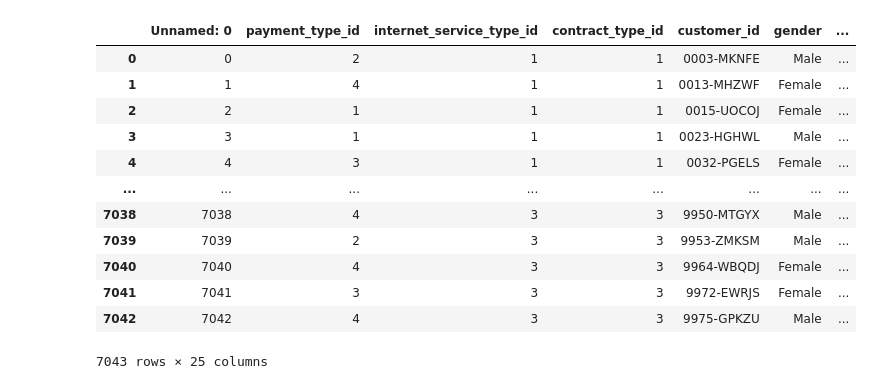
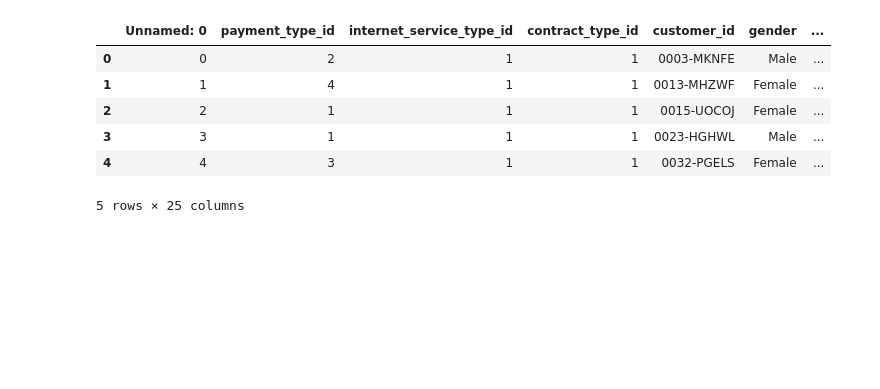
Before and after one commit to johngrinstead/classification_project, a Jupyter notebook: test_notebook.ipynb, the cells around one changed output. Cells and saved outputs as stored; diff of their text form; code cells hidden in the pictures; blank space fills up the shorter version.

```diff
--- a/test_notebook.ipynb
+++ b/test_notebook.ipynb
@@ -11,19 +11,15 @@ from acquire import get_telco_data
 # %%
 def get_connection(db, user=env.user, host=env.host, password=env.password):
     return f'mysql+pymysql://{user}:{password}@{host}/{db}'
-# %%
-get_telco_data()
-# %% [output]
-|  | Unnamed: 0 | payment_type_id | internet_service_type_id | contract_type_id | customer_id | gender | ... |
-| 0 | 0 | 2 | 1 | 1 | 0003-MKNFE | Male | ... |
-| 1 | 1 | 4 | 1 | 1 | 0013-MHZWF | Female | ... |
-| 2 | 2 | 1 | 1 | 1 | 0015-UOCOJ | Female | ... |
-| 3 | 3 | 1 | 1 | 1 | 0023-HGHWL | Male | ... |
-| 4 | 4 | 3 | 1 | 1 | 0032-PGELS | Female | ... |
-| ... | ... | ... | ... | ... | ... | ... | ... |
-| 7038 | 7038 | 4 | 3 | 3 | 9950-MTGYX | Male | ... |
-| 7039 | 7039 | 2 | 3 | 3 | 9953-ZMKSM | Male | ... |
-| 7040 | 7040 | 4 | 3 | 3 | 9964-WBQDJ | Female | ... |
-| 7041 | 7041 | 3 | 3 | 3 | 9972-EWRJS | Female | ... |
-| 7042 | 7042 | 4 | 3 | 3 | 9975-GPKZU | Male | ... |
-7043 rows × 25 columns
+# %%
+df = get_telco_data()
+# %%
+df.head()
+# %% [output]
+|  | Unnamed: 0 | payment_type_id | internet_service_type_id | contract_type_id | customer_id | gender | ... |
+| 0 | 0 | 2 | 1 | 1 | 0003-MKNFE | Male | ... |
+| 1 | 1 | 4 | 1 | 1 | 0013-MHZWF | Female | ... |
+| 2 | 2 | 1 | 1 | 1 | 0015-UOCOJ | Female | ... |
+| 3 | 3 | 1 | 1 | 1 | 0023-HGHWL | Male | ... |
+| 4 | 4 | 3 | 1 | 1 | 0032-PGELS | Female | ... |
+5 rows × 25 columns
```
Also changed, not shown: parts of 2 cells of this notebook, 2 other files.
